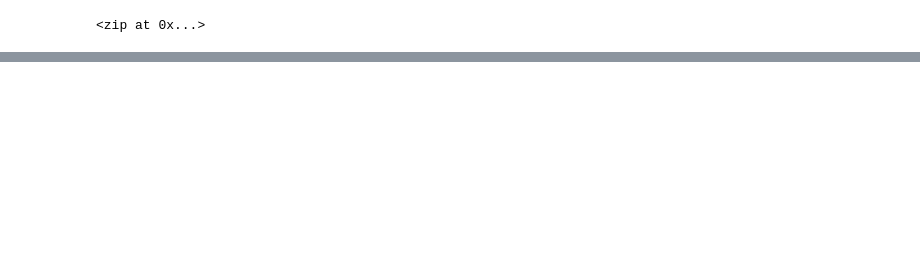
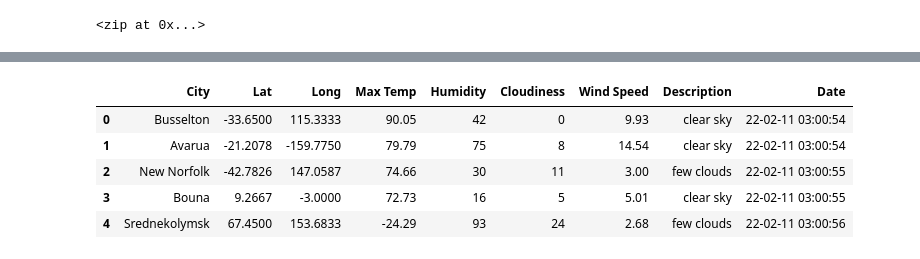
Before and after one commit to vincentpw21/06_world_weather_analysis, a Jupyter notebook: weather_database/weather_database.ipynb, the cells around one changed output, grey strips where cells are left out. Saved outputs shown, nothing was run; the diff lists cells and outputs as text; code cells hidden in the pictures; blank space fills up the shorter version.

Commit message:
weather data pulled and saved part of challenge

```diff
--- a/weather_database/weather_database.ipynb
+++ b/weather_database/weather_database.ipynb
@@ -63,3 +63,7 @@ len(cities)
 # %%
 #URL for Weather Map API
 url = "http://api.openweathermap.org/data/2.5/weather?&units=Imperial&APPID=" + weather_api_key
+# %%
+#test
+city_url = url + "&q=" + "Paris"
+test_weather = requests.get(city_url).json()
@@ -65,0 +182,11 @@ url = "http://api.openweathermap.org/data/2.5/weather?&units=Imperial&APPID=" +
+# %%
+#move to a dataframe
+city_data_df = pd.DataFrame(city_data)
+city_data_df.head()
+# %% [output]
+|  | City | Lat | Long | Max Temp | Humidity | Cloudiness | Wind Speed | Description | Date |
+| 0 | Busselton | -33.6500 | 115.3333 | 90.05 | 42 | 0 | 9.93 | clear sky | 22-02-11 03:00:54 |
+| 1 | Avarua | -21.2078 | -159.7750 | 79.79 | 75 | 8 | 14.54 | clear sky | 22-02-11 03:00:54 |
+| 2 | New Norfolk | -42.7826 | 147.0587 | 74.66 | 30 | 11 | 3.00 | few clouds | 22-02-11 03:00:55 |
+| 3 | Bouna | 9.2667 | -3.0000 | 72.73 | 16 | 5 | 5.01 | clear sky | 22-02-11 03:00:55 |
+| 4 | Srednekolymsk | 67.4500 | 153.6833 | -24.29 | 93 | 24 | 2.68 | few clouds | 22-02-11 03:00:56 |
```
Also changed, not shown: parts of 8 cells of this notebook, 2 other files.
